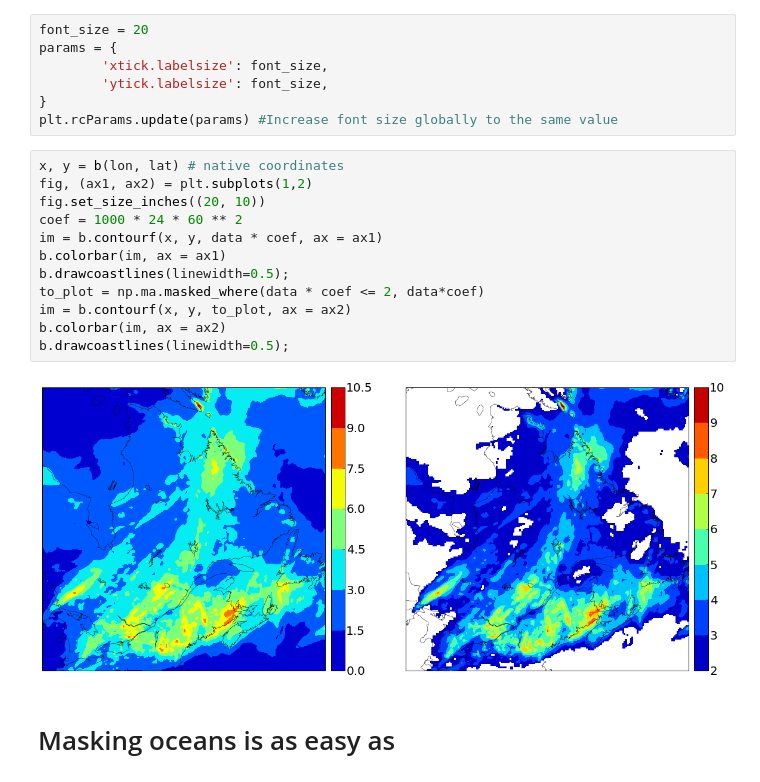
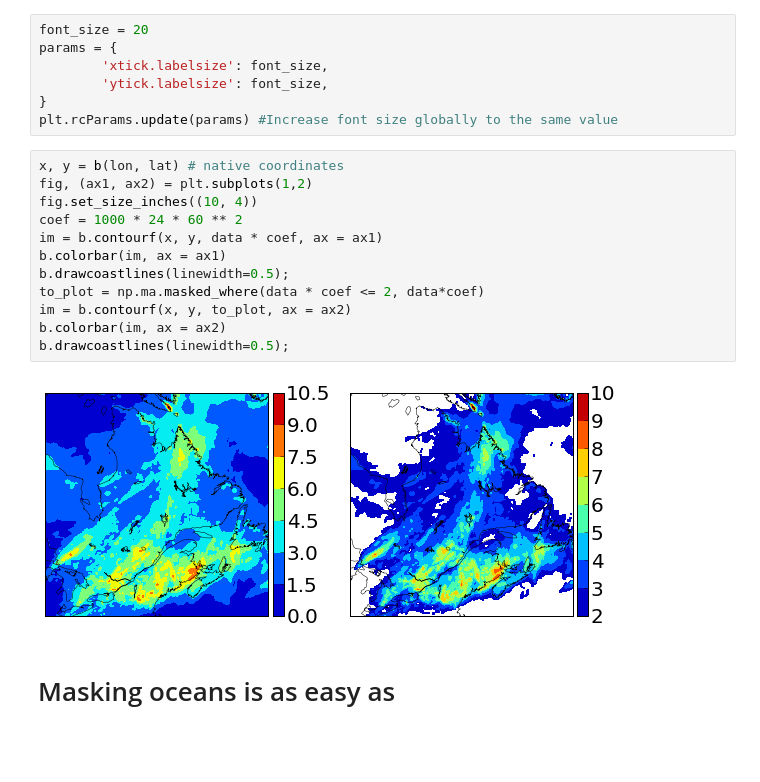
Before and after one commit to guziy/guziy.github.io, a Jupyter notebook: CNRCWP_student_workshop_2013-12-17/Python_CNRCWP_tutorial.ipynb, the cells around one changed output. Saved outputs shown, nothing was run; the diff lists cells and outputs as text; blank space fills up the shorter version.

```diff
--- a/CNRCWP_student_workshop_2013-12-17/Python_CNRCWP_tutorial.ipynb
+++ b/CNRCWP_student_workshop_2013-12-17/Python_CNRCWP_tutorial.ipynb
@@ -840,17 +875,17 @@ plt.rcParams.update(params) #Increase font size globally to the same value
 # %%
 x, y = b(lon, lat) # native coordinates
 fig, (ax1, ax2) = plt.subplots(1,2)
-fig.set_size_inches((20, 10))
+fig.set_size_inches((10, 4))
 coef = 1000 * 24 * 60 ** 2
 im = b.contourf(x, y, data * coef, ax = ax1)
 b.colorbar(im, ax = ax1)
 b.drawcoastlines(linewidth=0.5);
 to_plot = np.ma.masked_where(data * coef <= 2, data*coef)
 im = b.contourf(x, y, to_plot, ax = ax2)
 b.colorbar(im, ax = ax2)
 b.drawcoastlines(linewidth=0.5);
 # %% [output]
-[figure, old version]
+[figure, new version]
 # %% [markdown]
 Masking oceans is as easy as
 =====
```
Also changed, not shown: parts of 19 cells of this notebook, 2 other files.
